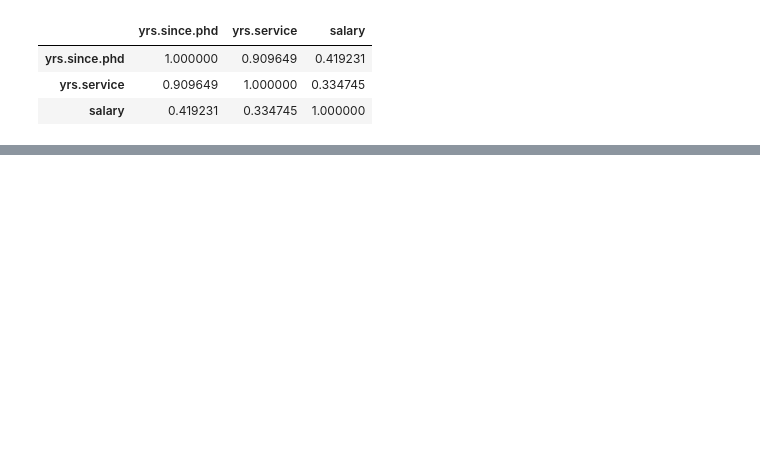
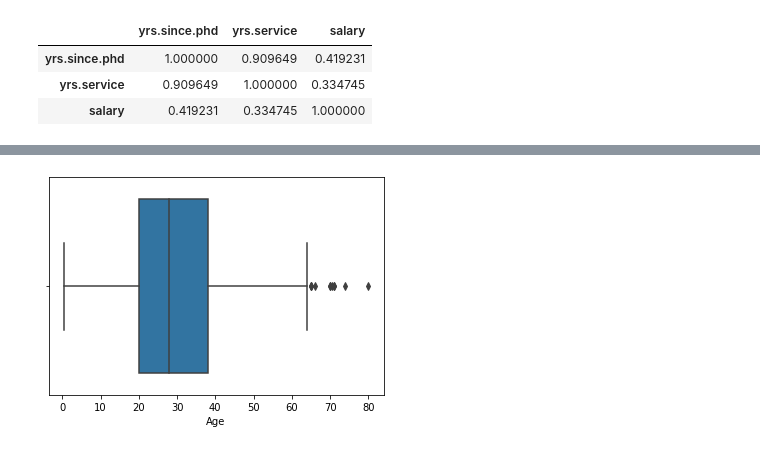
Before and after one commit to guisolski/projetos-Python, a Jupyter notebook: arquivos/jypther/dataScienceClasses.ipynb, the cells around one changed output, grey strips where cells are left out. Cells and saved outputs as stored; diff of their text form; code cells hidden in the pictures; blank space fills up the shorter version.

```diff
--- a/arquivos/jypther/dataScienceClasses.ipynb
+++ b/arquivos/jypther/dataScienceClasses.ipynb
@@ -378,0 +446,7 @@ df.corr()
+# %%
+#box-plot
+sns.boxplot(df['Age'])
+plt.show()
+#whiskers: represent min and max "acceptable" (Tukey Method)
+# %% [output]
+[figure, added]
```
Also changed, not shown: parts of 36 cells of this notebook.
